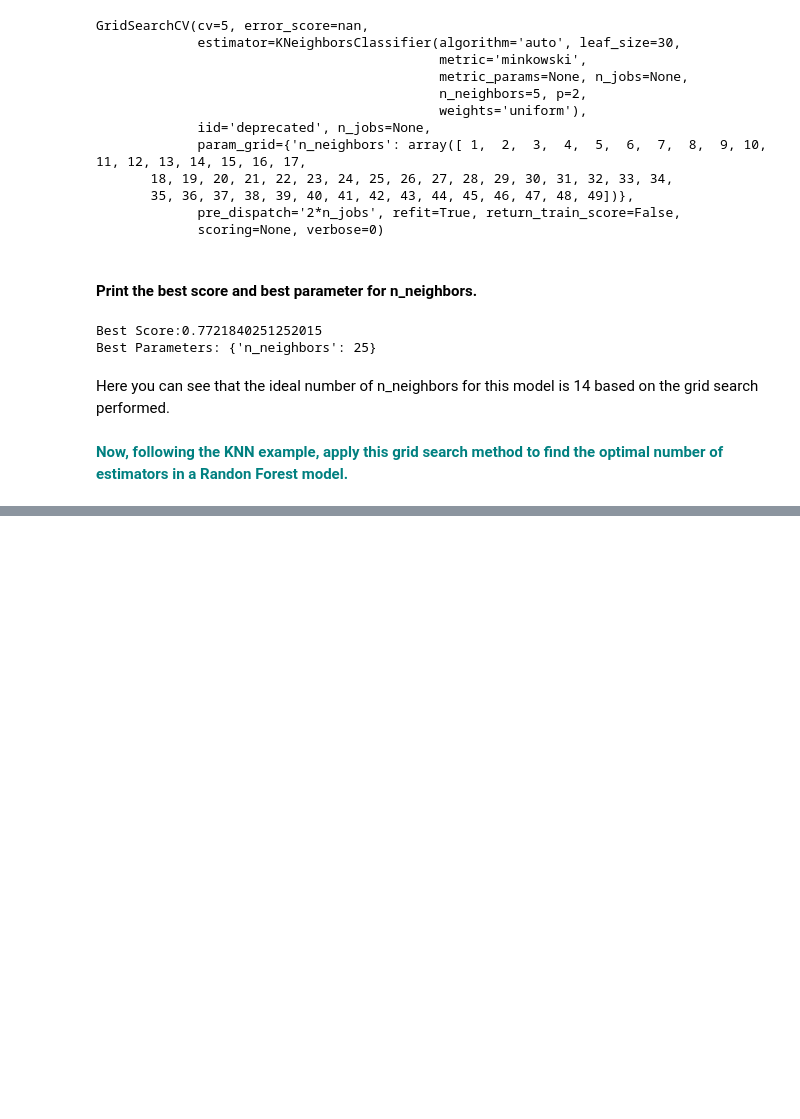
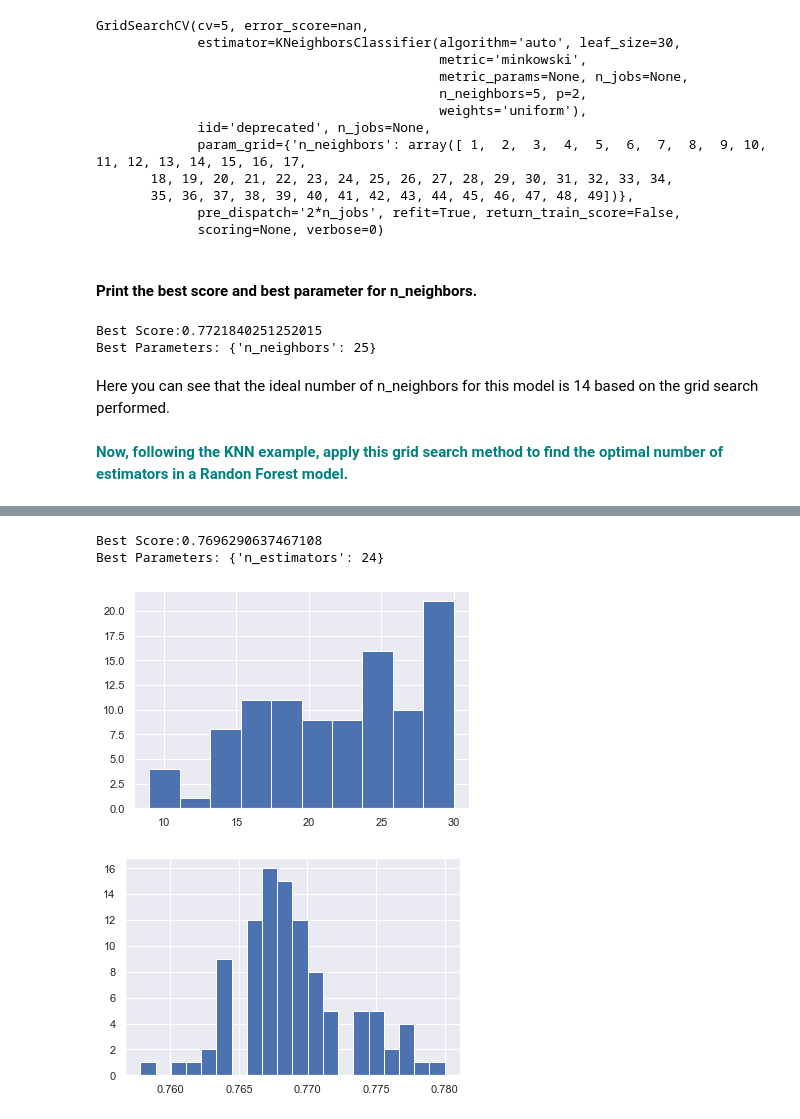
Before and after one commit to jeffkoskulics/Springboard, a Jupyter notebook: CaseStudies/GridSearchKNN Case Study/GridSearchKNN_Case_Study.ipynb, the cells around one changed output, grey strips where cells are left out. Drawn from its saved outputs; the diff is of its cells as text; code cells hidden in the pictures; blank space fills up the shorter version.

```diff
--- a/CaseStudies/GridSearchKNN Case Study/GridSearchKNN_Case_Study.ipynb
+++ b/CaseStudies/GridSearchKNN Case Study/GridSearchKNN_Case_Study.ipynb
@@ -310,3 +309,16 @@ Here you can see that the ideal number of n_neighbors for this model is 14 based
 # %% [markdown]
 **<font color='teal'> Now, following the KNN example, apply this grid search method to find the optimal number of estimators in a Randon Forest model.
 </font>**
+# %%
+from sklearn.ensemble import RandomForestClassifier
+
+best_scores = []
+best_n_estimators = []
+
+for i in range(1,11):
+    param_grid = {'n_estimators': np.arange(1,31)}
+    tree = RandomForestClassifier()
+    rnd_cv= GridSearchCV(tree,param_grid,cv=5,verbose=1,n_jobs=-1)
+    rnd_cv.fit(X,y)
+    best_scores.append(rnd_cv.best_score_)
+    best_n_estimators.append(rnd_cv.best_params_['n_estimators'])
@@ -312,0 +352,14 @@ Here you can see that the ideal number of n_neighbors for this model is 14 based
+# %%
+print("Best Score:" + str(rnd_cv.best_score_))
+print("Best Parameters: " + str(rnd_cv.best_params_))
+# %% [output]
+Best Score:0.7696290637467108
+Best Parameters: {'n_estimators': 24}
+# %%
+plt.hist(best_n_estimators)
+plt.show()
+plt.hist(best_scores,bins=20)
+plt.show()
+# %% [output]
+[figure, added]
+[figure, added]
```
Also changed, not shown: parts of 2 cells of this notebook.
